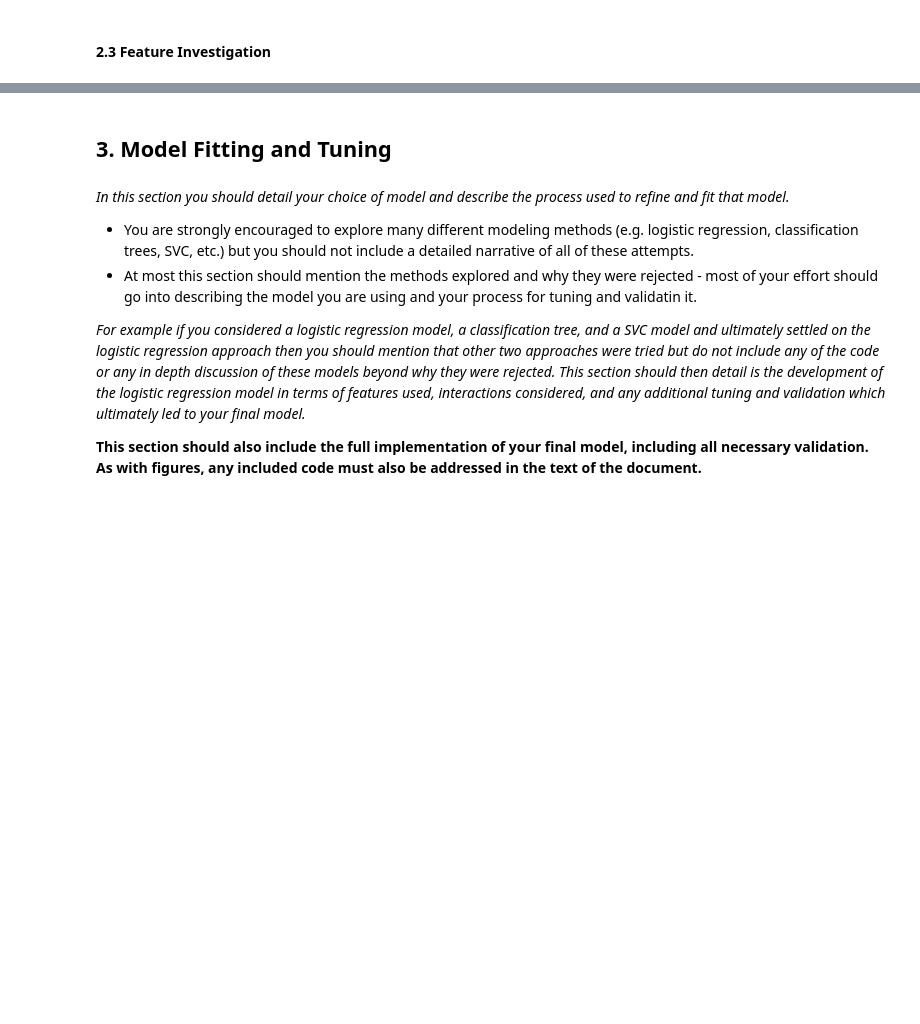
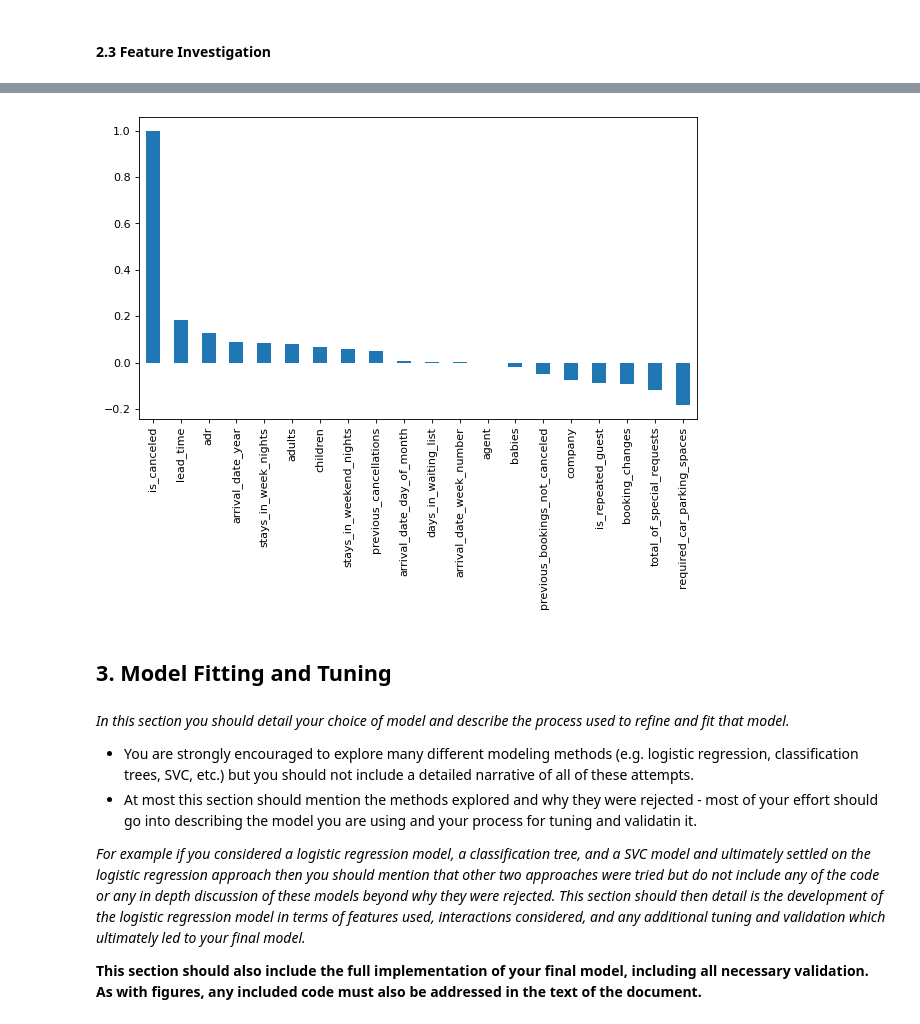
Before and after one commit to williamjones7/MachineLearningProj2, a Jupyter notebook: project2.ipynb, the cells around one changed output, grey strips where cells are left out. Drawn from its saved outputs; the diff is of its cells as text; code cells hidden in the pictures; blank space fills up the shorter version.

```diff
--- a/project2.ipynb
+++ b/project2.ipynb
@@ -192,3 +205,9 @@ sns.heatmap(corr)
+# %%
+fig, ax = plt.subplots(figsize=(9,5))
+df.corr()["is_canceled"].sort_values(ascending=False).plot(kind="bar", ax=ax)
+plt.show()
+# %% [output]
+[figure, added]
 # %% [markdown]
 ## 3. Model Fitting and Tuning
 # %% [markdown]
```
Also changed, not shown: parts of 9 cells of this notebook.
